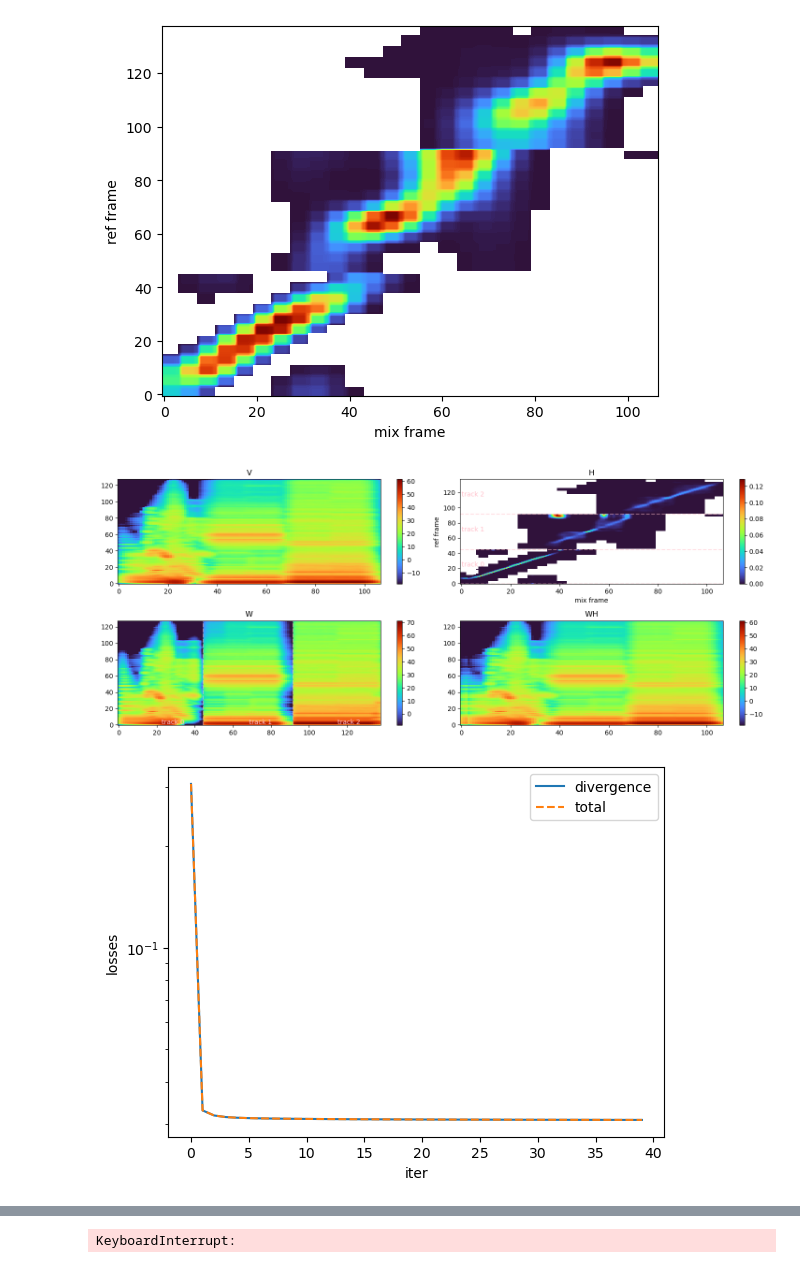
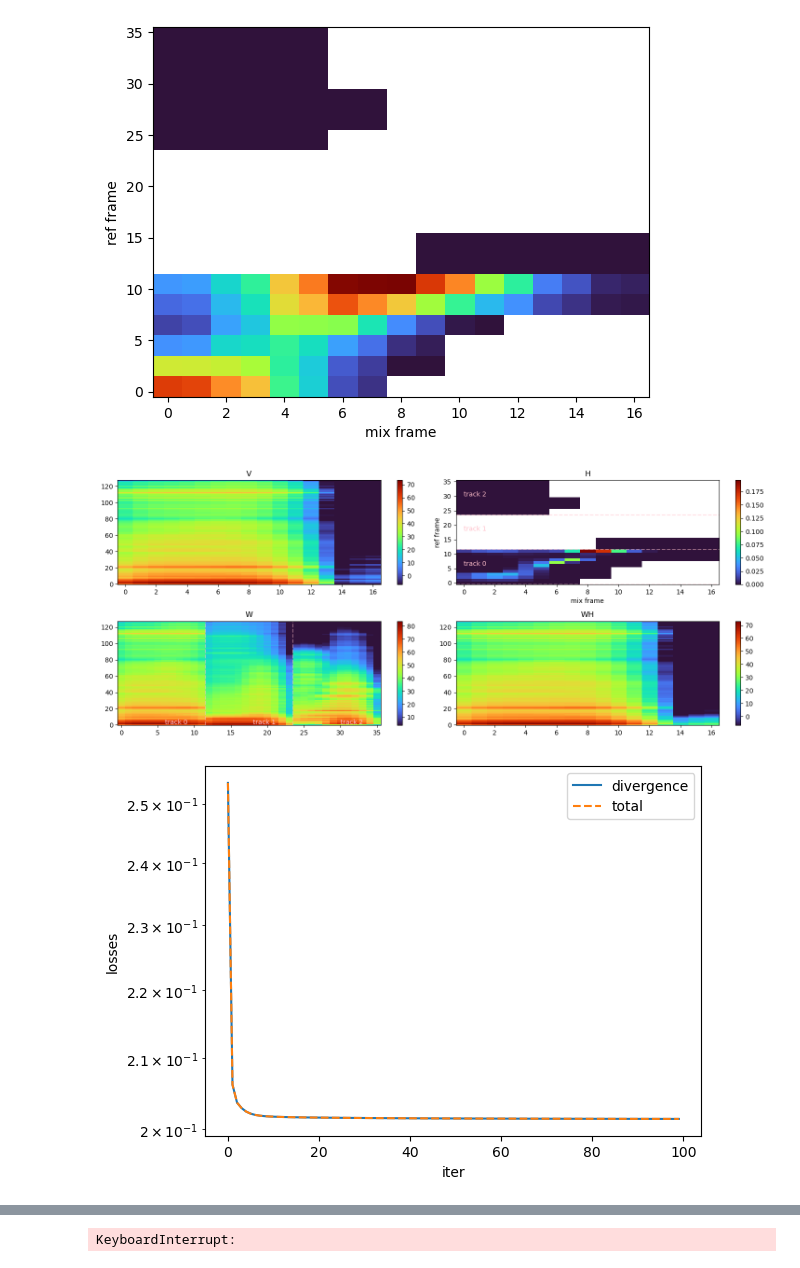
Before and after one commit to etiandre/reverse-dj-mix, a Jupyter notebook: nmf/test-nmf.ipynb, the cells around one changed output, grey strips where cells are left out. Saved outputs shown, nothing was run; the diff lists cells and outputs as text; code cells hidden in the pictures.

```diff
--- a/nmf/test-nmf.ipynb
+++ b/nmf/test-nmf.ipynb
@@ -26,8 +26,8 @@ dataset = UnmixDB(
 # dataset = UnmixDB("/data2/anasynth_nonbp/andre/unmixdb-zenodo") # guqin
 # dataset = SyntheticDB()
 FS = 22050
-mix = dataset.mixes[16]
-# mix = dataset.mixes[1]
+mix = dataset.get_mix("set275mix3-resample-compressor-21.mp3")
+# mix = dataset.mixes[0]
 logger = logging.getLogger(mix.name)
 logging.basicConfig()
 logger.setLevel(logging.DEBUG)
@@ -45,7 +45,7 @@ INFO:set275mix3-stretch-none-27.mp3:set275mix3-stretch-none-27.mp3
         It will be removed in librosa version 1.0.
   y, sr_native = __audioread_load(path, offset, duration, dtype)
 # %%
-hops = [4,1, 0.5, 0.1]
+hops = [8, 4, 1, 0.5]
 overlap = 8
 nmels = 128
 low_power_threshold = 0.01
@@ -91,8 +91,8 @@ for hop_size in hops:
             learners[-1].split_idx,
             1e-3,
             3,
-            diag_size=2,
-            max_slope=2,
+            diag_size=min(2, int(40/hop_size)),
+            max_slope=1.5,
             n_filters=7,
         )
         plt.figure("H after resizing and carving")
@@ -101,7 +101,7 @@ for hop_size in hops:
 
         learner.H = new_H
 
-    loss_history = learner.fit(2000, dloss_min=1e-8)
+    loss_history = learner.fit(5000, dloss_min=1e-8)
 
     torch.save(learner.H, f"H_{hop_size:.2f}.torch")
     plot.plot_nmf(learner)
@@ -119,3 +119,3 @@ INFO:set275mix3-stretch-none-27.mp3:Starting round with hop_size=1s, win_size=8s
-[figure, old version]
+[figure, new version]
-[figure, old version]
+[figure, new version]
-[figure, old version]
+[figure, new version]
```
Also changed, not shown: parts of 4 cells of this notebook, 4 other files.
